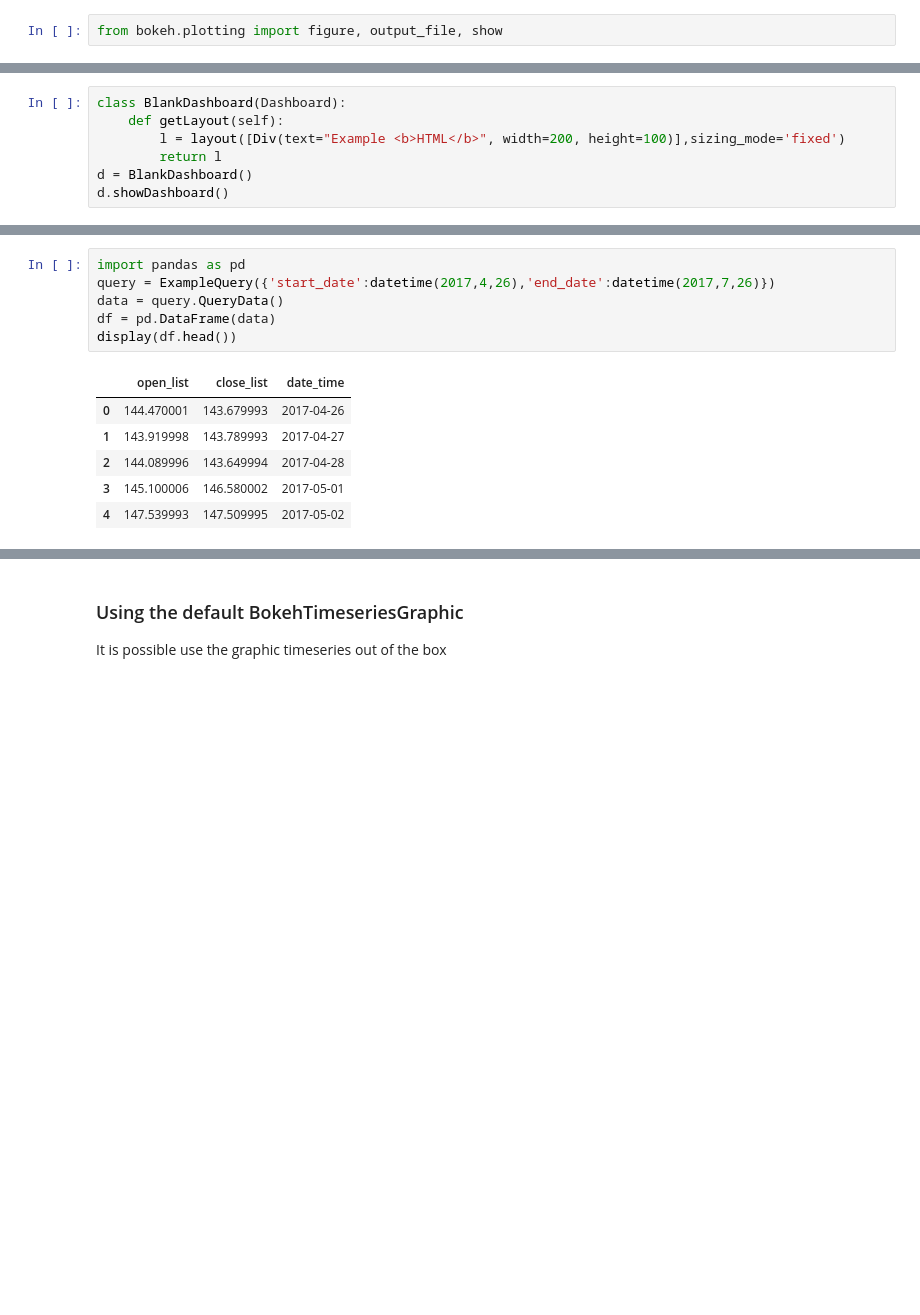
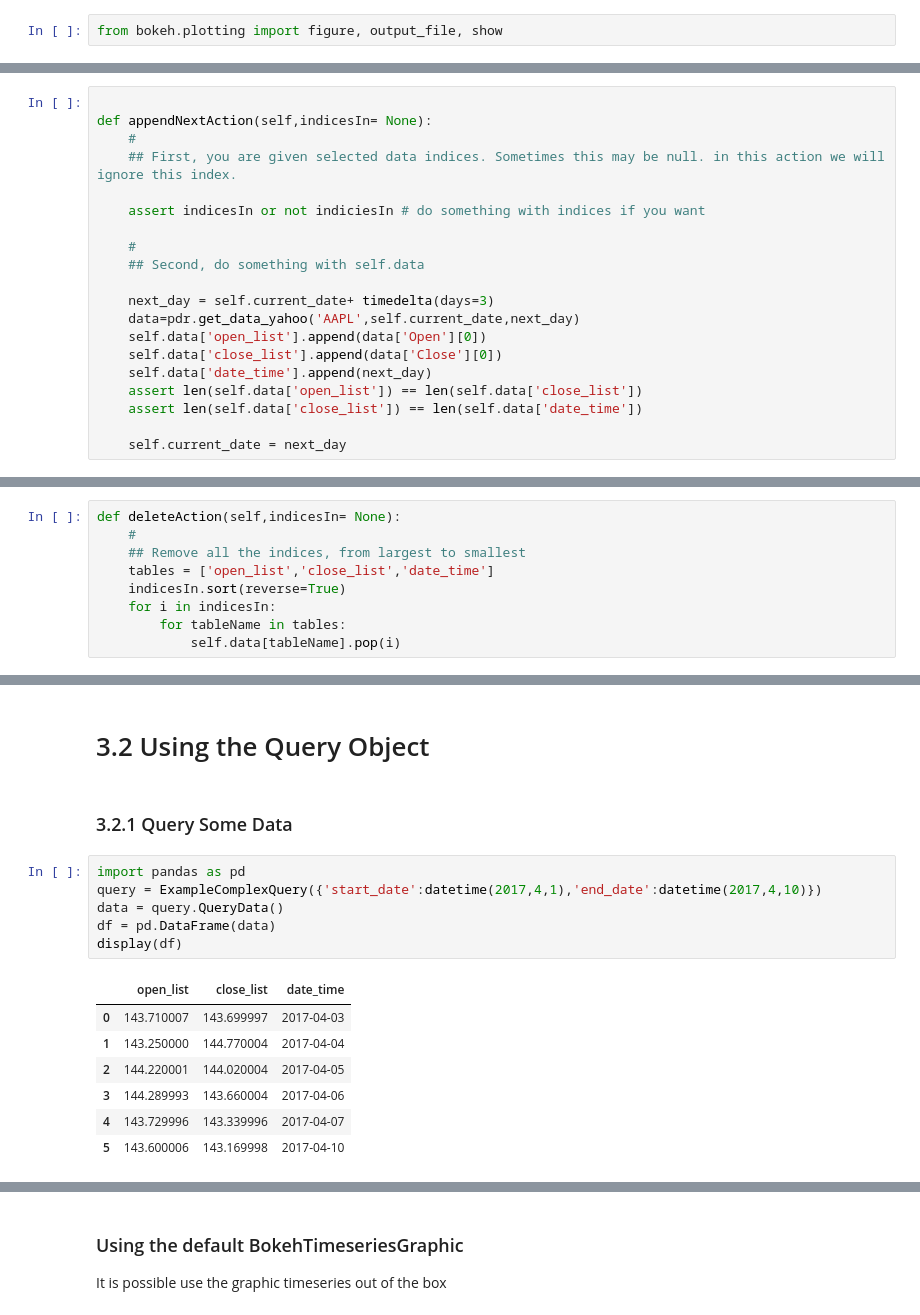
Before and after one commit to JustinGirard/bokehComponents, a Jupyter notebook: roughNotebooks/CustomDataSourceExample.ipynb, the cells around one changed output, grey strips where cells are left out. Saved outputs shown, nothing was run; the diff lists cells and outputs as text; blank space fills up the shorter version.

Commit message:
first complete examples all work

```diff
--- a/roughNotebooks/CustomDataSourceExample.ipynb
+++ b/roughNotebooks/CustomDataSourceExample.ipynb
@@ -30,7 +20,0 @@ Every Bokeh component has be be embedded into an application. To do this we exte
-# %%
-class BlankDashboard(Dashboard):
-    def getLayout(self):
-        l = layout([Div(text="Example <b>HTML</b>", width=200, height=100)],sizing_mode='fixed')
-        return l
-d = BlankDashboard()
-d.showDashboard()
@@ -42,0 +38,20 @@ With all Bokeh components, it can be useful to abstrat the data interface from t
+# %%
+
+def appendNextAction(self,indicesIn= None):
+    #
+    ## First, you are given selected data indices. Sometimes this may be null. in this action we will ignore this index.
+
+    assert indicesIn or not indiciesIn # do something with indices if you want
+
+    #
+    ## Second, do something with self.data
+
+    next_day = self.current_date+ timedelta(days=3)
+    data=pdr.get_data_yahoo('AAPL',self.current_date,next_day)
+    self.data['open_list'].append(data['Open'][0])
+    self.data['close_list'].append(data['Close'][0])
+    self.data['date_time'].append(next_day)
+    assert len(self.data['open_list']) == len(self.data['close_list'])
+    assert len(self.data['close_list']) == len(self.data['date_time'])
+
+    self.current_date = next_day
@@ -42,0 +60,9 @@ With all Bokeh components, it can be useful to abstrat the data interface from t
+# %%
+def deleteAction(self,indicesIn= None):
+    #
+    ## Remove all the indices, from largest to smallest
+    tables = ['open_list','close_list','date_time']
+    indicesIn.sort(reverse=True)
+    for i in indicesIn:
+        for tableName in tables:
+            self.data[tableName].pop(i)
@@ -76,13 +110,18 @@ class ExampleComplexQuery(BufferedQueryInterface):
+# %% [markdown]
+# 3.2 Using the Query Object
+# %% [markdown]
+### 3.2.1 Query Some Data
 # %%
 import pandas as pd
-query = ExampleQuery({'start_date':datetime(2017,4,26),'end_date':datetime(2017,7,26)})
+query = ExampleComplexQuery({'start_date':datetime(2017,4,1),'end_date':datetime(2017,4,10)})
 data = query.QueryData()
 df = pd.DataFrame(data)
-display(df.head())
+display(df)
 # %% [output]
 |  | open_list | close_list | date_time |
-| 0 | 144.470001 | 143.679993 | 2017-04-26 |
-| 1 | 143.919998 | 143.789993 | 2017-04-27 |
-| 2 | 144.089996 | 143.649994 | 2017-04-28 |
-| 3 | 145.100006 | 146.580002 | 2017-05-01 |
-| 4 | 147.539993 | 147.509995 | 2017-05-02 |
+| 0 | 143.710007 | 143.699997 | 2017-04-03 |
+| 1 | 143.250000 | 144.770004 | 2017-04-04 |
+| 2 | 144.220001 | 144.020004 | 2017-04-05 |
+| 3 | 144.289993 | 143.660004 | 2017-04-06 |
+| 4 | 143.729996 | 143.339996 | 2017-04-07 |
+| 5 | 143.600006 | 143.169998 | 2017-04-10 |
```
Also changed, not shown: parts of 16 cells of this notebook, 8 other files.
